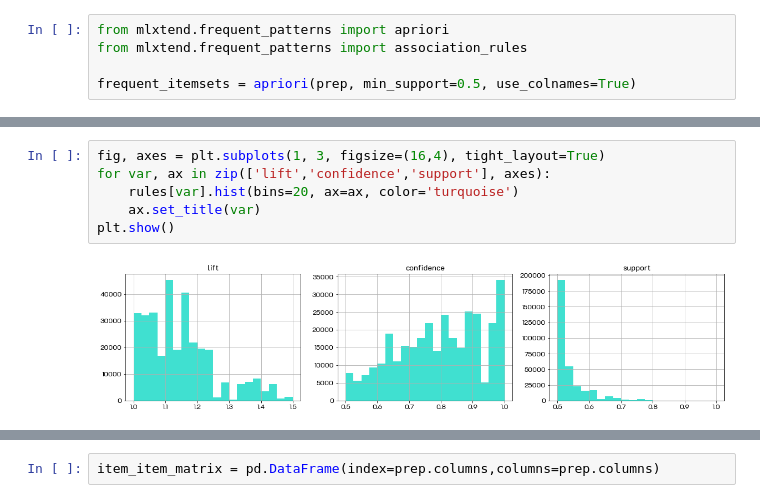
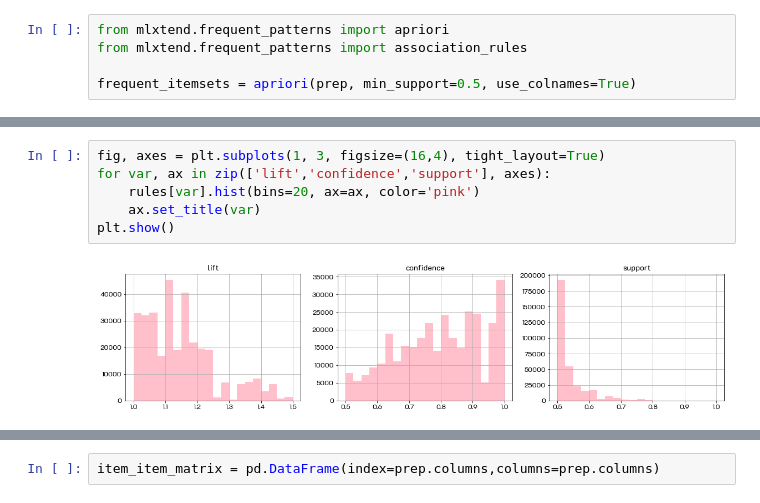
Before and after one commit to nathikayd/BADS7105, a Jupyter notebook: Homework 07 - Product Recommendation/Product_recommendation.ipynb, the cells around one changed output, grey strips where cells are left out. Cells and saved outputs as stored; diff of their text form.

```diff
--- a/Homework 07 - Product Recommendation/Product_recommendation.ipynb
+++ b/Homework 07 - Product Recommendation/Product_recommendation.ipynb
@@ -158,9 +158,9 @@ rules.head(10)
 # %%
 fig, axes = plt.subplots(1, 3, figsize=(16,4), tight_layout=True)
 for var, ax in zip(['lift','confidence','support'], axes):
-    rules[var].hist(bins=20, ax=ax, color='turquoise')
+    rules[var].hist(bins=20, ax=ax, color='pink')
     ax.set_title(var)
 plt.show()
 # %% [output]
-[figure, old version]
+[figure, new version]
 # %%
```
Also changed, not shown: parts of 10 cells of this notebook.
